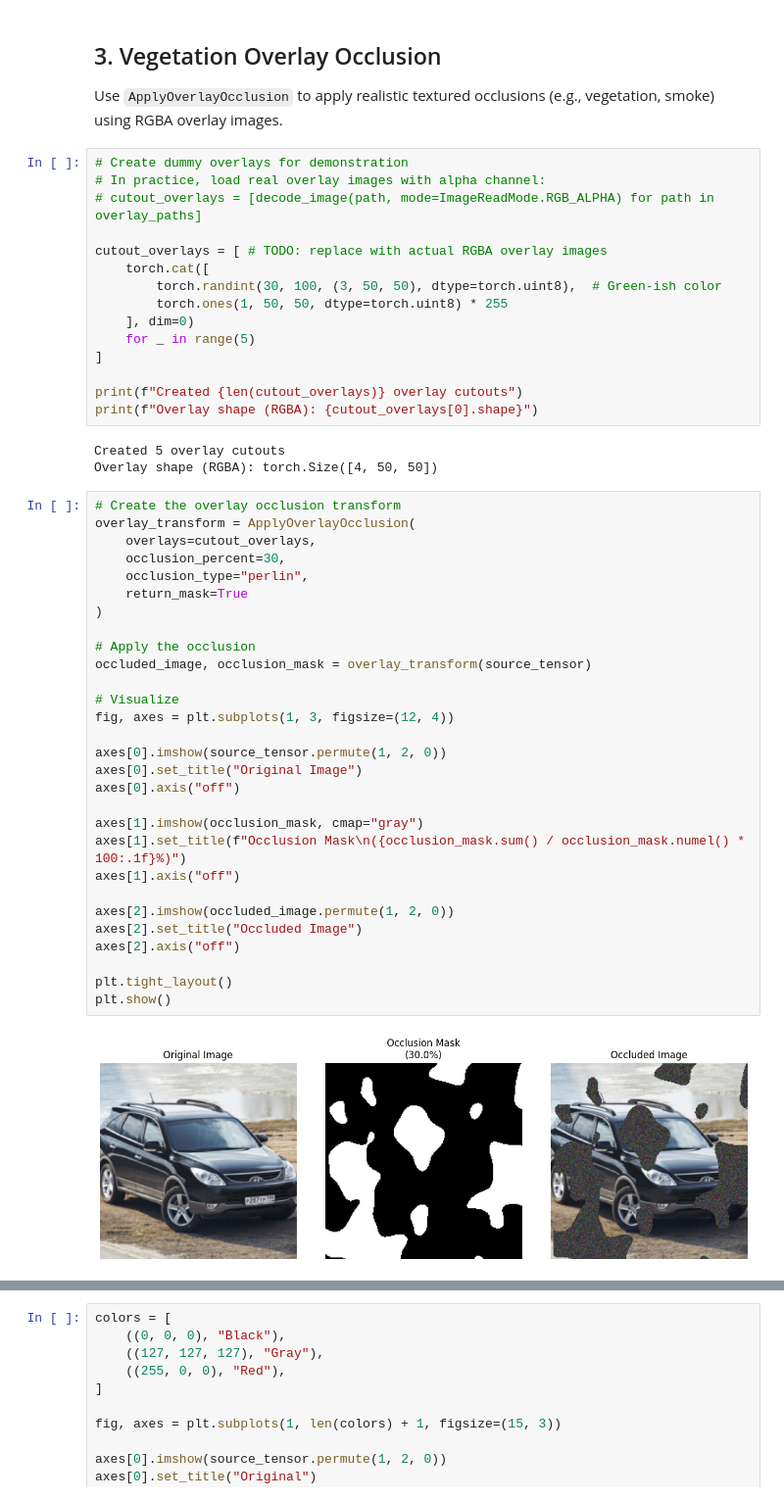
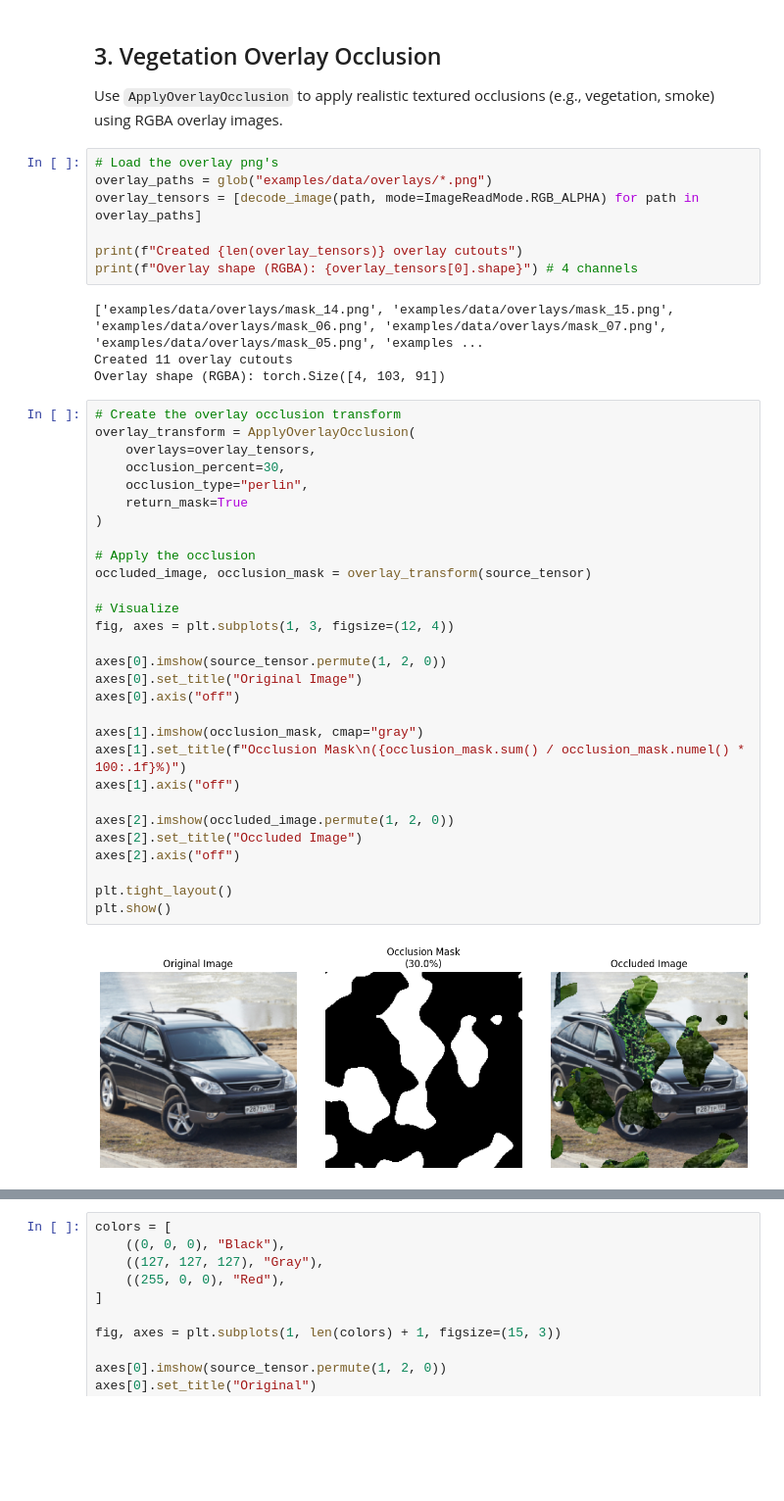
Before and after one commit to Kaygijzen/oasic-lib, a Jupyter notebook: examples/occlusion_generation_demo.ipynb, the cells around one changed output, grey strips where cells are left out. Shown at 98% size. Saved outputs shown, nothing was run; the diff lists cells and outputs as text; blank space fills up the shorter version.

```diff
--- a/examples/occlusion_generation_demo.ipynb
+++ b/examples/occlusion_generation_demo.ipynb
@@ -118,51 +119,44 @@ plt.show()
 
 Use `ApplyOverlayOcclusion` to apply realistic textured occlusions (e.g., vegetation, smoke) using RGBA overlay images.
 # %%
-# Create dummy overlays for demonstration
-# In practice, load real overlay images with alpha channel:
-# cutout_overlays = [decode_image(path, mode=ImageReadMode.RGB_ALPHA) for path in overlay_paths]
+# Load the overlay png's
+overlay_paths = glob("examples/data/overlays/*.png")
+overlay_tensors = [decode_image(path, mode=ImageReadMode.RGB_ALPHA) for path in overlay_paths]
 
-cutout_overlays = [ # TODO: replace with actual RGBA overlay images
-    torch.cat([
-        torch.randint(30, 100, (3, 50, 50), dtype=torch.uint8),  # Green-ish color
-        torch.ones(1, 50, 50, dtype=torch.uint8) * 255
-    ], dim=0)
-    for _ in range(5)
-]
-
-print(f"Created {len(cutout_overlays)} overlay cutouts")
-print(f"Overlay shape (RGBA): {cutout_overlays[0].shape}")
+print(f"Created {len(overlay_tensors)} overlay cutouts")
+print(f"Overlay shape (RGBA): {overlay_tensors[0].shape}") # 4 channels
 # %% [output]
-Created 5 overlay cutouts
-Overlay shape (RGBA): torch.Size([4, 50, 50])
+['examples/data/overlays/mask_14.png', 'examples/data/overlays/mask_15.png', 'examples/data/overlays/mask_06.png', 'examples/data/overlays/mask_07.png', 'examples/data/overlays/mask_05.png', 'examples ...
+Created 11 overlay cutouts
+Overlay shape (RGBA): torch.Size([4, 103, 91])
 # %%
 # Create the overlay occlusion transform
 overlay_transform = ApplyOverlayOcclusion(
-    overlays=cutout_overlays,
+    overlays=overlay_tensors,
     occlusion_percent=30,
     occlusion_type="perlin",
     return_mask=True
 )
 
 # Apply the occlusion
 occluded_image, occlusion_mask = overlay_transform(source_tensor)
 
 # Visualize
 fig, axes = plt.subplots(1, 3, figsize=(12, 4))
 
 axes[0].imshow(source_tensor.permute(1, 2, 0))
 axes[0].set_title("Original Image")
 axes[0].axis("off")
 
 axes[1].imshow(occlusion_mask, cmap="gray")
 axes[1].set_title(f"Occlusion Mask\n({occlusion_mask.sum() / occlusion_mask.numel() * 100:.1f}%)")
 axes[1].axis("off")
 
 axes[2].imshow(occluded_image.permute(1, 2, 0))
 axes[2].set_title("Occluded Image")
 axes[2].axis("off")
 
 plt.tight_layout()
 plt.show()
 # %% [output]
-[figure, old version]
+[figure, new version]
```
Also changed, not shown: parts of 7 cells of this notebook, 11 other files.
